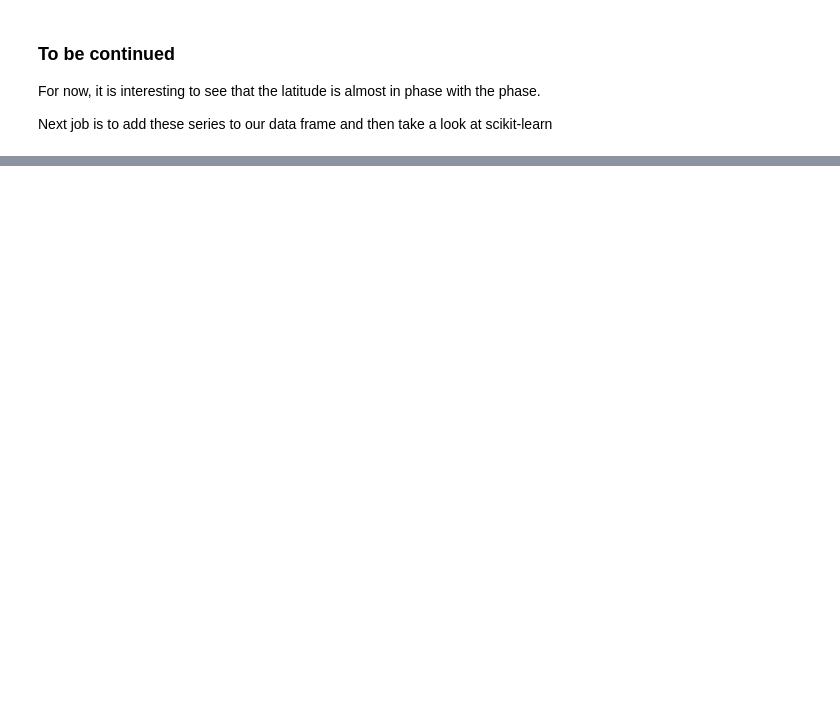
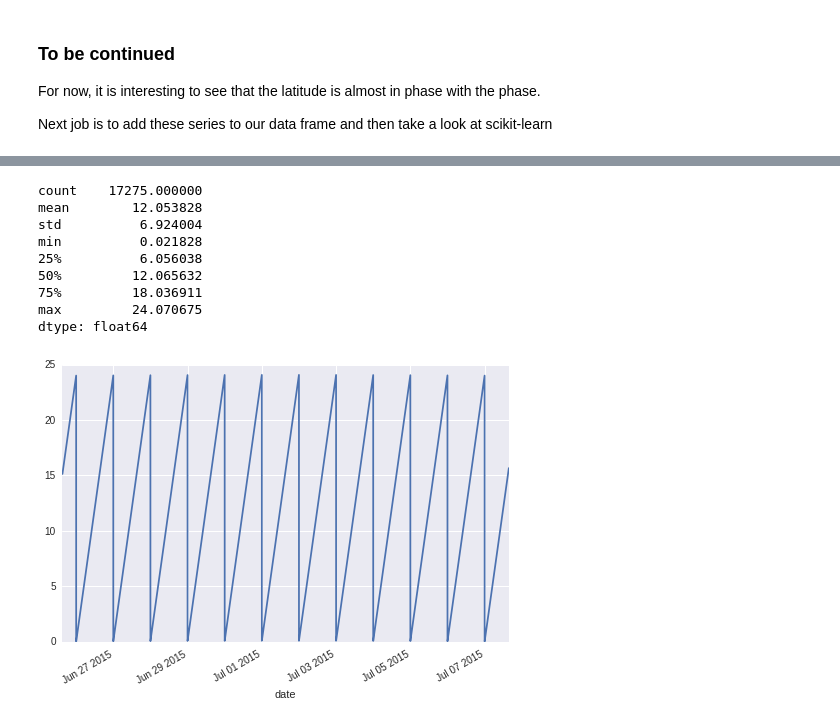
Before and after one commit to peakrisk/peakrisk, a Jupyter notebook: posts/air-pressure-and-the-tides.ipynb, the cells around one changed output, grey strips where cells are left out. Drawn from its saved outputs; the diff is of its cells as text; code cells hidden in the pictures; blank space fills up the shorter version.

```diff
--- a/posts/air-pressure-and-the-tides.ipynb
+++ b/posts/air-pressure-and-the-tides.ipynb
@@ -265,0 +284,30 @@ Next job is to add these series to our data frame and then take a look at scikit
+# %%
+def tide_proxy(df):
+    # Create dataframe with index as the index
+    series = pandas.Series(index=df.index)
+
+    for ix, timestamp in enumerate(df.index):
+        hour_min = timestamp.hour + (timestamp.minute / 60.)
+
+        hour_min += df.moon_glat[ix]
+
+        series[ix] = hour_min
+
+    return series
+# %%
+xx = tide_proxy(sdata)
+
+xx.plot()
+
+xx.describe()
+# %% [output]
+count    17275.000000
+mean        12.053828
+std          6.924004
+min          0.021828
+25%          6.056038
+50%         12.065632
+75%         18.036911
+max         24.070675
+dtype: float64
+[figure, added]
```
Also changed, not shown: parts of 13 cells of this notebook, 1 other file.
